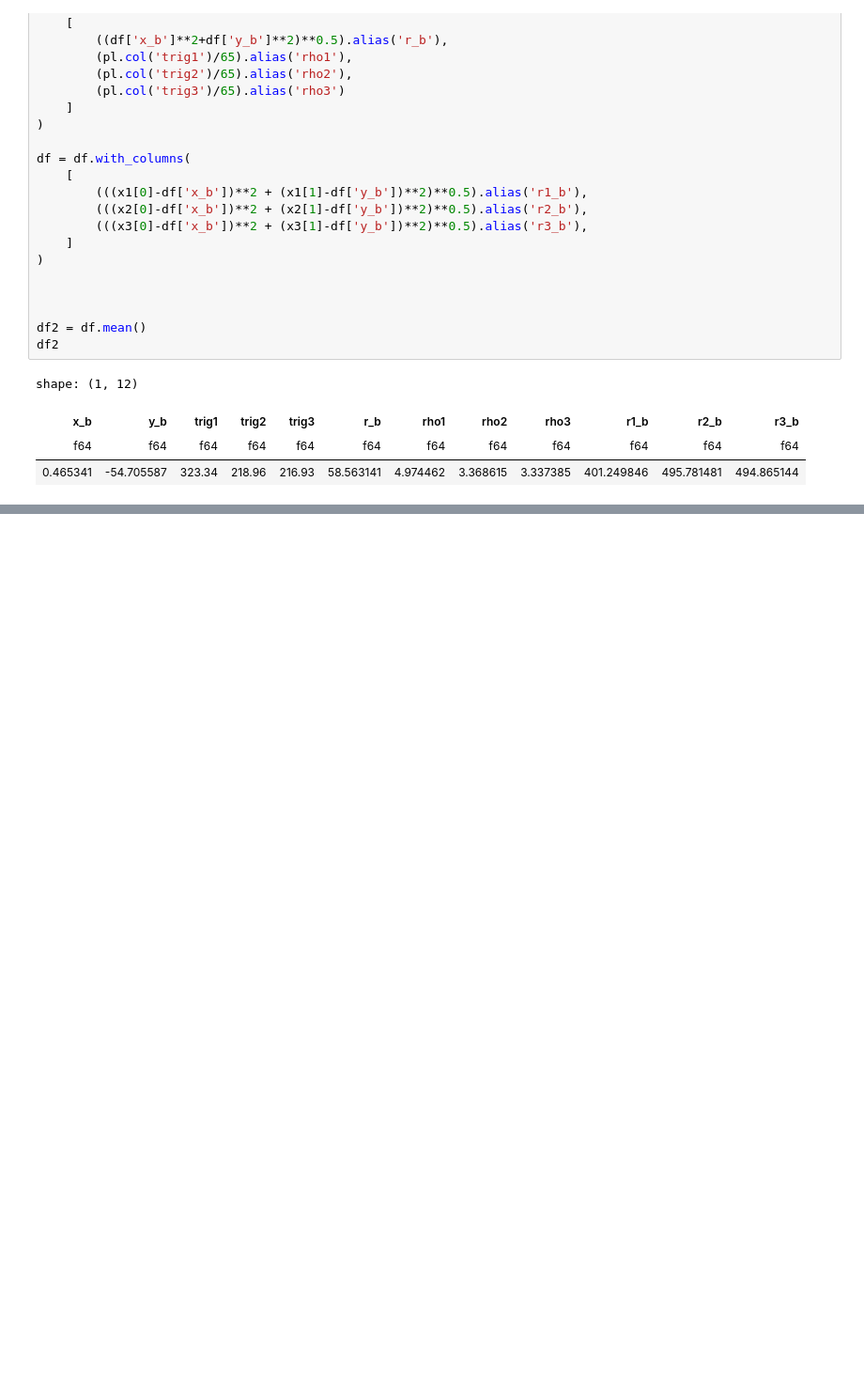
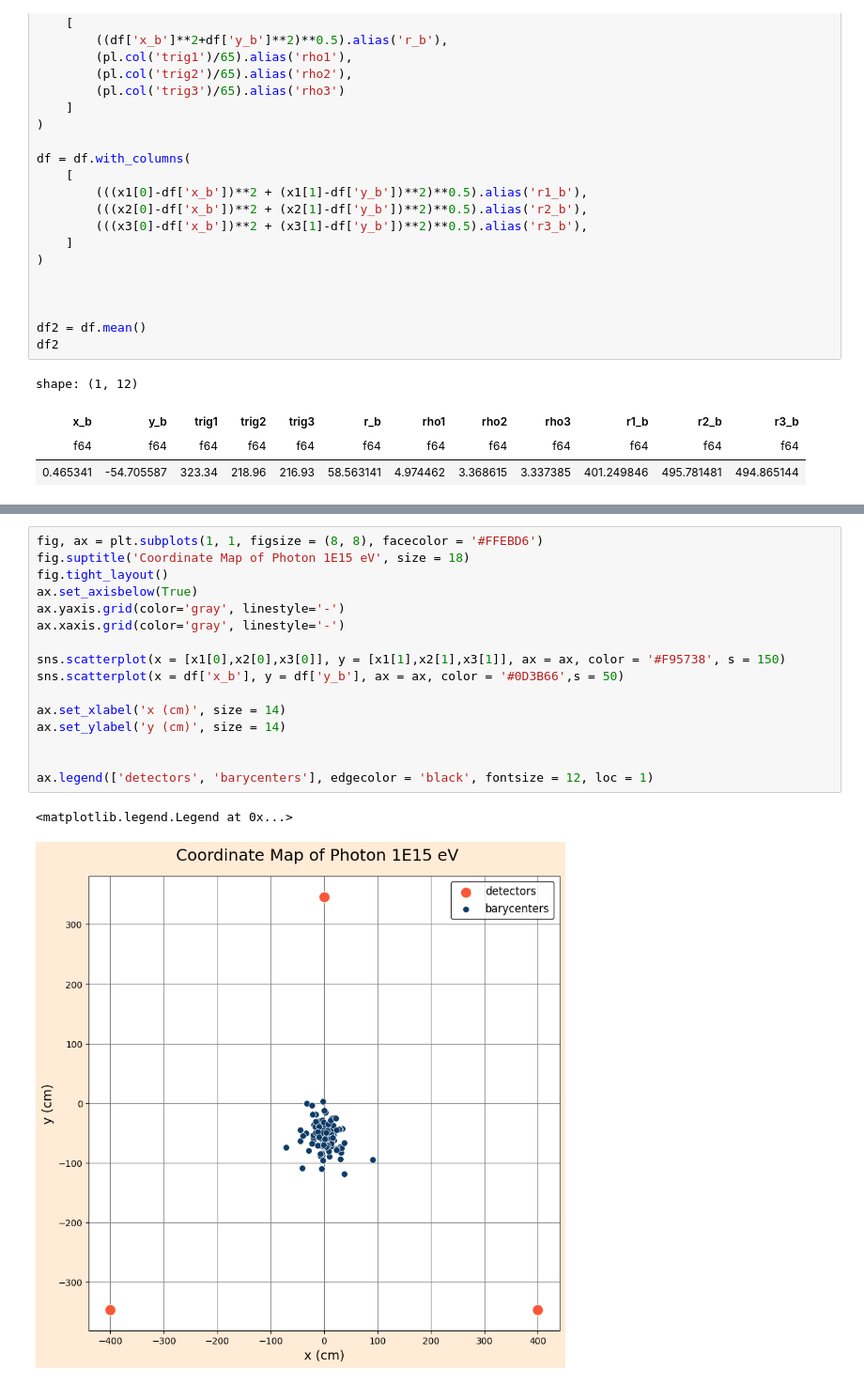
Before and after one commit to lucas-orfei/mestrado, a Jupyter notebook: barycenter.ipynb, the cells around one changed output, grey strips where cells are left out. Shown at 94% size. Cells and saved outputs as stored; diff of their text form; blank space fills up the shorter version.

```diff
--- a/barycenter.ipynb
+++ b/barycenter.ipynb
@@ -156,0 +185,19 @@ Text(79.09722222222221, 0.5, '$\\rho(r)$')
+# %%
+fig, ax = plt.subplots(1, 1, figsize = (8, 8), facecolor = '#FFEBD6')
+fig.suptitle('Coordinate Map of Photon 1E15 eV', size = 18)
+fig.tight_layout()
+ax.set_axisbelow(True)
+ax.yaxis.grid(color='gray', linestyle='-')
+ax.xaxis.grid(color='gray', linestyle='-')
+
+sns.scatterplot(x = [x1[0],x2[0],x3[0]], y = [x1[1],x2[1],x3[1]], ax = ax, color = '#F95738', s = 150)
+sns.scatterplot(x = df['x_b'], y = df['y_b'], ax = ax, color = '#0D3B66',s = 50)
+
+ax.set_xlabel('x (cm)', size = 14)
+ax.set_ylabel('y (cm)', size = 14)
+
+
+ax.legend(['detectors', 'barycenters'], edgecolor = 'black', fontsize = 12, loc = 1)
+# %% [output]
+<matplotlib.legend.Legend at 0x...>
+[figure, added]
```
Also changed, not shown: parts of 2 cells of this notebook.
